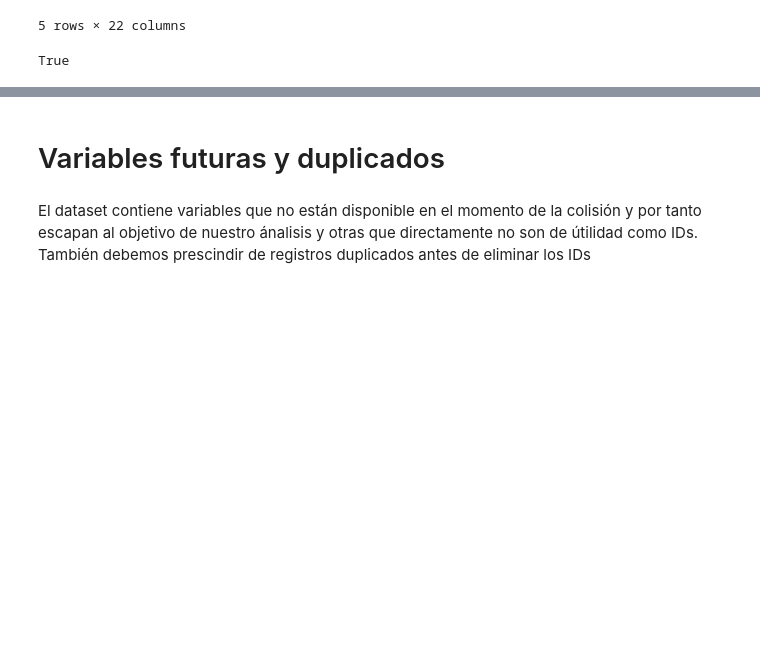
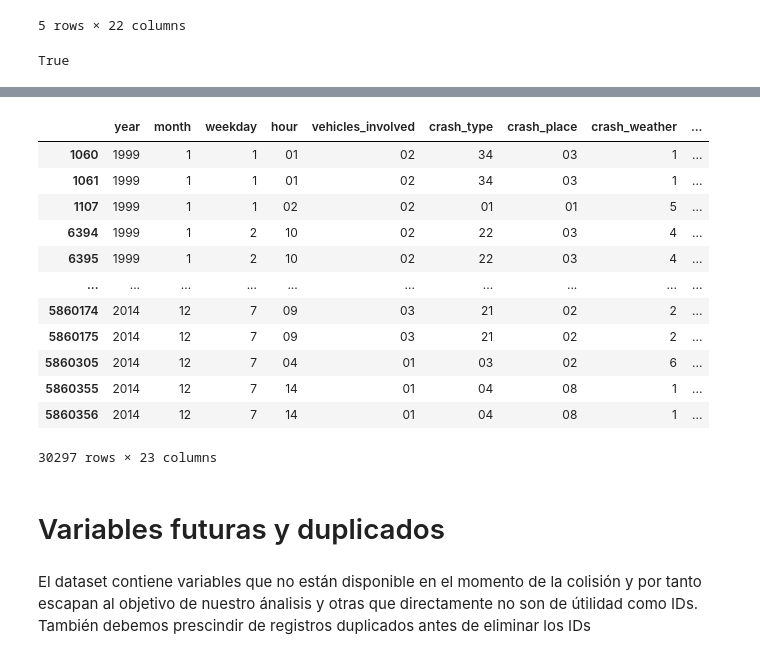
Before and after one commit to AMM53/Accidents-Prediction, a Jupyter notebook: notebooks/DescriptiveAnalysis.ipynb, the cells around one changed output, grey strips where cells are left out. Drawn from its saved outputs; the diff is of its cells as text; code cells hidden in the pictures; blank space fills up the shorter version.

```diff
--- a/notebooks/DescriptiveAnalysis.ipynb
+++ b/notebooks/DescriptiveAnalysis.ipynb
@@ -98,3 +128,19 @@ df['vehicle_age'] = df.year - pd.to_numeric(df.vehicle_year, errors= "coerce")
+# %%
+df.loc[df['vehicle_age'] == -1]
+# %% [output]
+|  | year | month | weekday | hour | vehicles_involved | crash_type | crash_place | crash_weather | ... |
+| 1060 | 1999 | 1 | 1 | 01 | 02 | 34 | 03 | 1 | ... |
+| 1061 | 1999 | 1 | 1 | 01 | 02 | 34 | 03 | 1 | ... |
+| 1107 | 1999 | 1 | 1 | 02 | 02 | 01 | 01 | 5 | ... |
+| 6394 | 1999 | 1 | 2 | 10 | 02 | 22 | 03 | 4 | ... |
+| 6395 | 1999 | 1 | 2 | 10 | 02 | 22 | 03 | 4 | ... |
+| ... | ... | ... | ... | ... | ... | ... | ... | ... | ... |
+| 5860174 | 2014 | 12 | 7 | 09 | 03 | 21 | 02 | 2 | ... |
+| 5860175 | 2014 | 12 | 7 | 09 | 03 | 21 | 02 | 2 | ... |
+| 5860305 | 2014 | 12 | 7 | 04 | 01 | 03 | 02 | 6 | ... |
+| 5860355 | 2014 | 12 | 7 | 14 | 01 | 04 | 08 | 1 | ... |
+| 5860356 | 2014 | 12 | 7 | 14 | 01 | 04 | 08 | 1 | ... |
+30297 rows × 23 columns
 # %% [markdown]
 # Variables futuras y duplicados
 # %% [markdown]
```
Also changed, not shown: parts of 15 cells of this notebook.
